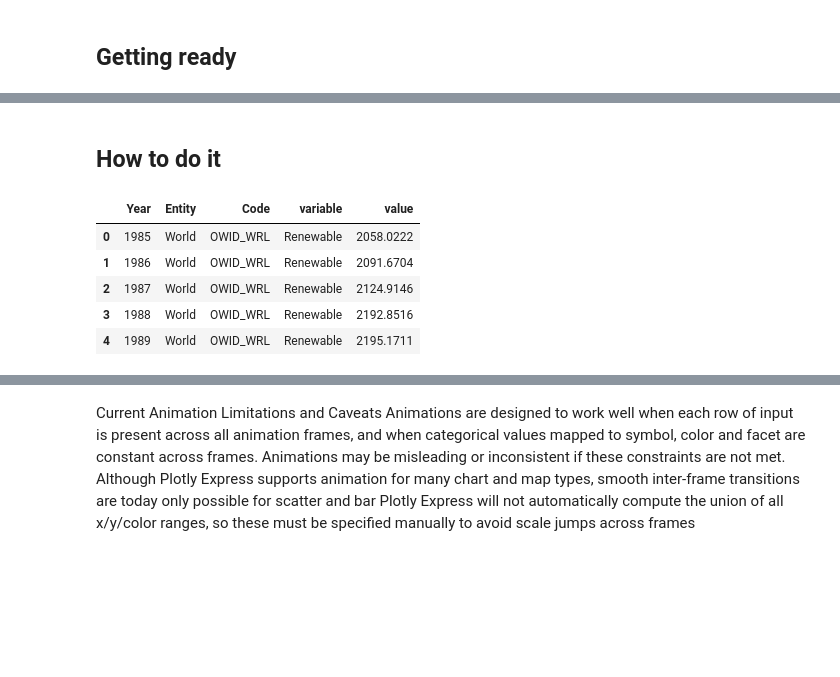
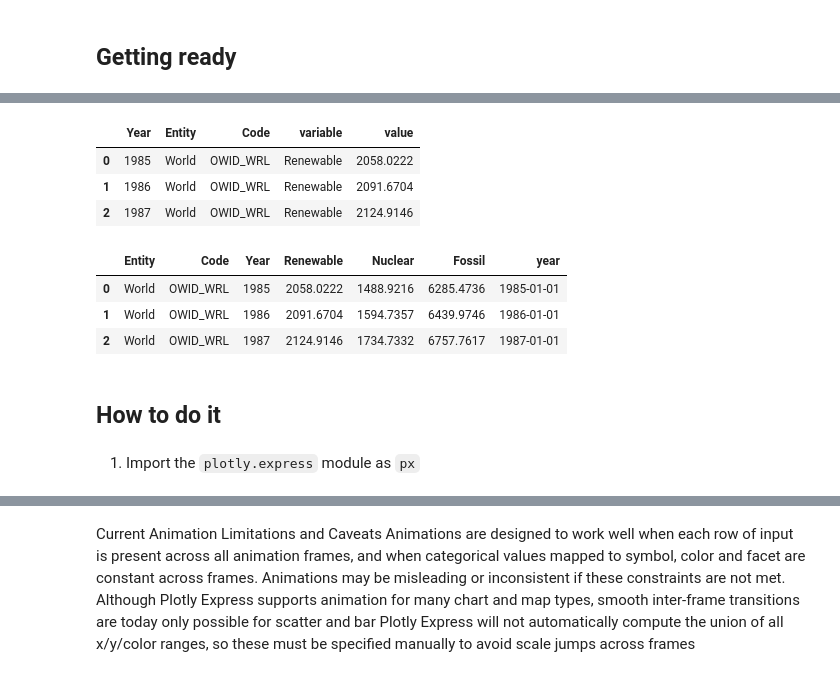
Before and after one commit to PacktPublishing/Plotly-Dash-Cookbook, a Jupyter notebook: Cookbook/chapter_03/ch03_recipe10.ipynb, the cells around one changed output, grey strips where cells are left out. Saved outputs shown, nothing was run; the diff lists cells and outputs as text; code cells hidden in the pictures; blank space fills up the shorter version.

```diff
--- a/Cookbook/chapter_03/ch03_recipe10.ipynb
+++ b/Cookbook/chapter_03/ch03_recipe10.ipynb
@@ -27,2 +19,9 @@ data.columns = ['Entity', 'Code', 'Year', 'Renewable', 'Nuclear', 'Fossil']
 # %%
 data1 = data.melt(id_vars=['Year', 'Entity', 'Code'])
+# %%
+data1.head(3)
+# %% [output]
+|  | Year | Entity | Code | variable | value |
+| 0 | 1985 | World | OWID_WRL | Renewable | 2058.0222 |
+| 1 | 1986 | World | OWID_WRL | Renewable | 2091.6704 |
+| 2 | 1987 | World | OWID_WRL | Renewable | 2124.9146 |
@@ -29,15 +31,15 @@ data1 = data.melt(id_vars=['Year', 'Entity', 'Code'])
+# %%
+data2.head(3)
+# %% [output]
+|  | Entity | Code | Year | Renewable | Nuclear | Fossil | year |
+| 0 | World | OWID_WRL | 1985 | 2058.0222 | 1488.9216 | 6285.4736 | 1985-01-01 |
+| 1 | World | OWID_WRL | 1986 | 2091.6704 | 1594.7357 | 6439.9746 | 1986-01-01 |
+| 2 | World | OWID_WRL | 1987 | 2124.9146 | 1734.7332 | 6757.7617 | 1987-01-01 |
 # %% [markdown]
 ## How to do it
+# %% [markdown]
+1. Import the `plotly.express` module as `px`
 # %%
 import plotly.express as px
 # %%
 df = data1
-# %%
-df.head()
-# %% [output]
-|  | Year | Entity | Code | variable | value |
-| 0 | 1985 | World | OWID_WRL | Renewable | 2058.0222 |
-| 1 | 1986 | World | OWID_WRL | Renewable | 2091.6704 |
-| 2 | 1987 | World | OWID_WRL | Renewable | 2124.9146 |
-| 3 | 1988 | World | OWID_WRL | Renewable | 2192.8516 |
-| 4 | 1989 | World | OWID_WRL | Renewable | 2195.1711 |
```
Also changed, not shown: parts of 17 cells of this notebook, 9 other files.
